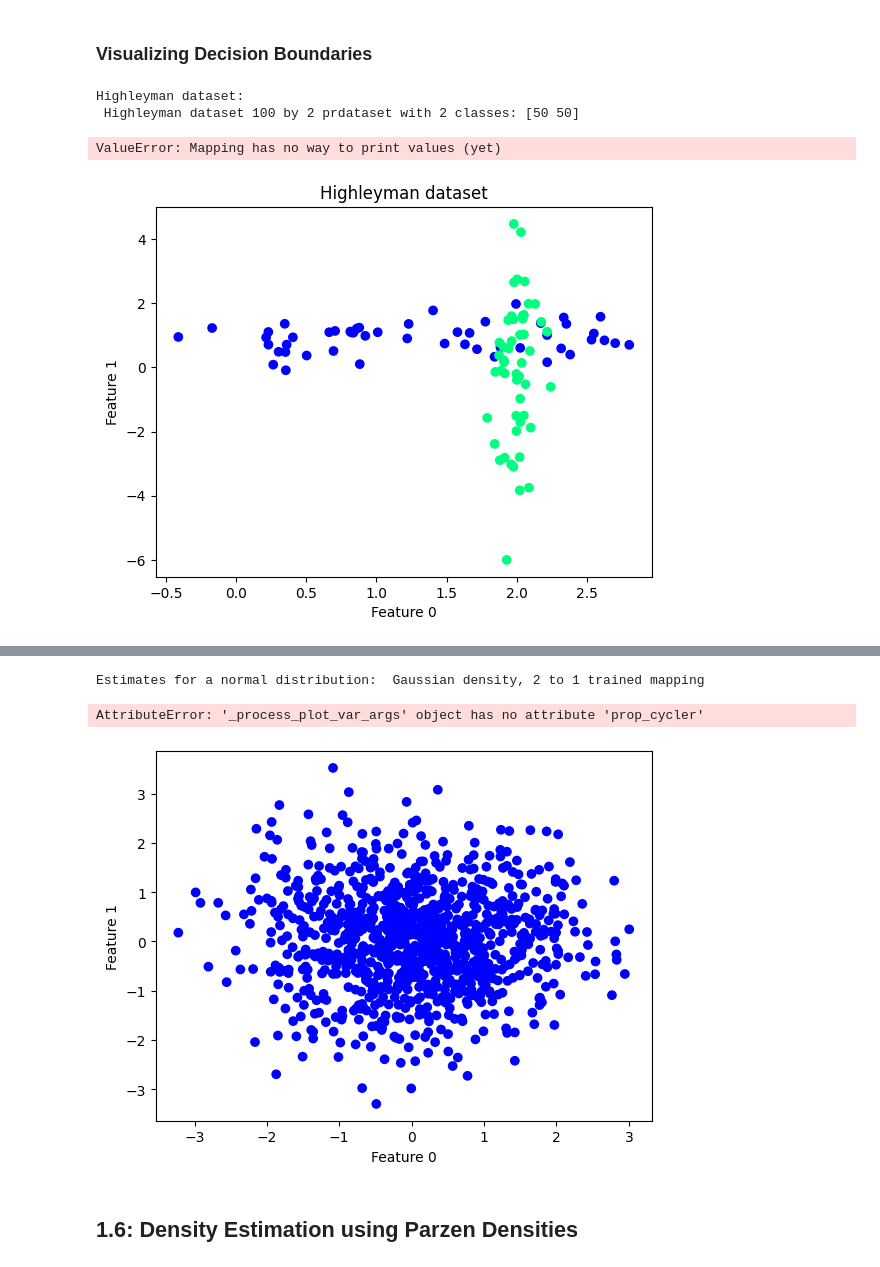
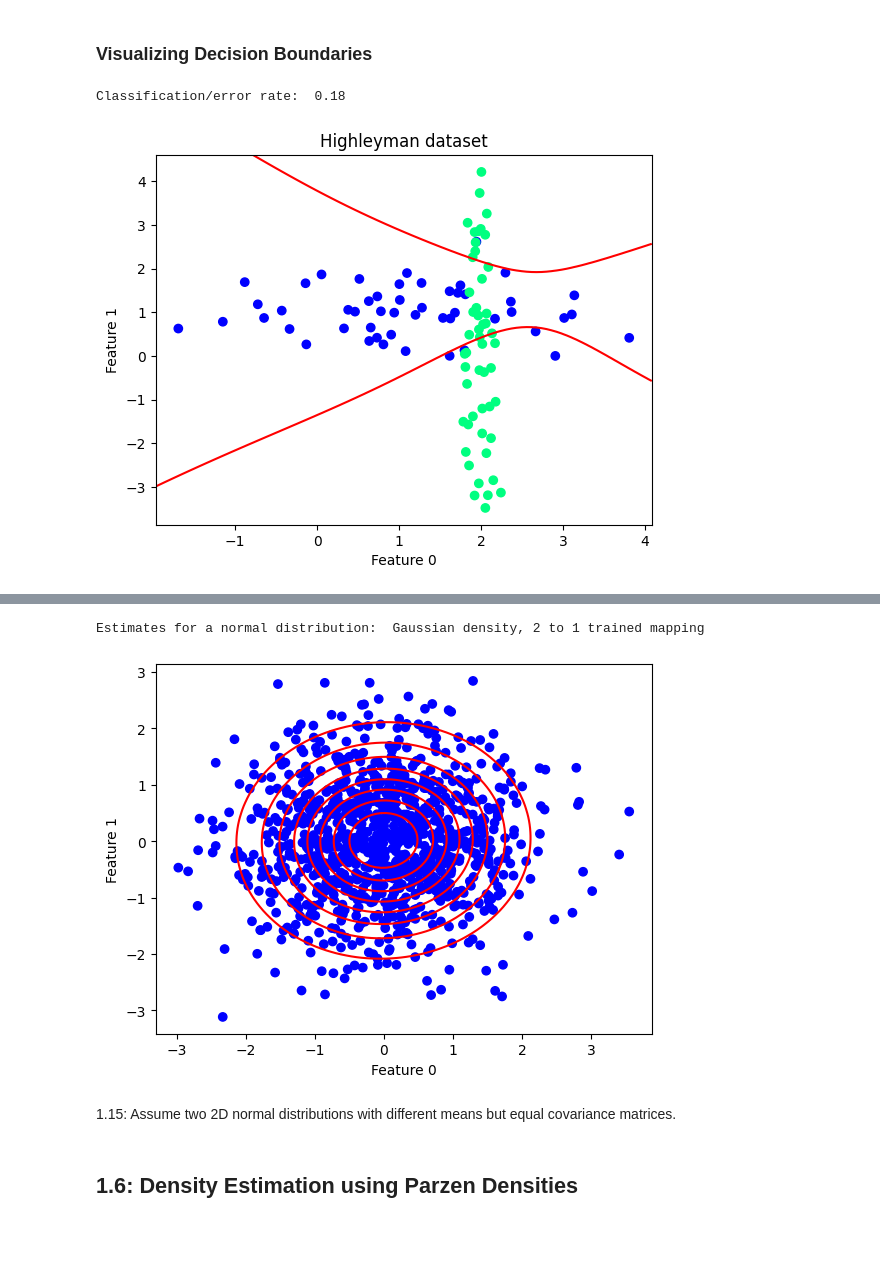
Before and after one commit to nadinekuo/MachineLearning1-Labs, a Jupyter notebook: 1-Basics-of-ML/1.1-decision-theory.ipynb, the cells around one changed output, grey strips where cells are left out. Drawn from its saved outputs; the diff is of its cells as text; code cells hidden in the pictures; blank space fills up the shorter version.

Commit message:
Fix errors with plotc and gaussm

```diff
--- a/1-Basics-of-ML/1.1-decision-theory.ipynb
+++ b/1-Basics-of-ML/1.1-decision-theory.ipynb
@@ -127,23 +127,17 @@ AttributeError: '_process_plot_var_args' object has no attribute 'prop_cycler'
 # %% [markdown]
 ### Visualizing Decision Boundaries
 # %%
-# Higleyman dataset
-highleyman = pr.gendath()
-print('Highleyman dataset: \n', highleyman)
-
-parzen = pr.parzenc(highleyman)
-pr.scatterd(highleyman)
-# pr.plotc(parzen)          # decision boundary of the classifier (not the true boundary)
+highley_data = pr.gendath()
+parzen = pr.parzenc(highley_data)
+pr.scatterd(highley_data)
+pr.plotc(parzen, levels=[0], colors='r', gridsize=100)    # decision boundary of the classifier (not the true boundary)
 
 # Get the classification rate using testc -> does it correspond to what we see in the plot?
-# TODO: is this the error rate??
-err = pr.testc(parzen)
-print('Classification rate: ', err)
+err = pr.testc(parzen.eval(highley_data))
+print('Classification/error rate: ', err)
 # %% [output]
-Highleyman dataset:
- Highleyman dataset 100 by 2 prdataset with 2 classes: [50 50]
+Classification/error rate:  0.18
-ValueError: Mapping has no way to print values (yet)
-[figure, old version]
+[figure, new version]
 # %% [markdown]
 ## 1.5: Classification with Normal Densities
 
@@ -154,20 +148,19 @@ ValueError: Mapping has no way to print values (yet)
 
 Figure 2.4 shows a negative correlation, whereas all others are zero.
 # %%
-# Generate 1000 random points from a 2D standard normal distribution using randn
+# 1.13: Generate 1000 random points from a 2D standard normal distribution using randn
 # Gives matrix of size 1000 x 2
 data = np.random.randn(1000, 2)
-
-# Turn into a prdataset
 data = pr.prdataset(data)
 pr.scatterd(data)
 
-# Determine estimates for a normal distribution based on the data, stored in mapping w
-w = pr.gaussm(data) # TODO: what is this mapping?
+# Determine estimates for a normal distribution based on the data, stores estimated params in mapping w
+# This mapping may be applied to new dataset
+w = pr.gaussm(data)
 print('Estimates for a normal distribution: ', w)
-# TODO: gives error??
-pr.plotm(w)
+pr.plotm(w, nrlevels=10, colors='r', gridsize=100)   # plot the estimates
 # %% [output]
 Estimates for a normal distribution:  Gaussian density, 2 to 1 trained mapping
-AttributeError: '_process_plot_var_args' object has no attribute 'prop_cycler'
-[figure, old version]
+[figure, new version]
+# %% [markdown]
+1.15: Assume two 2D normal distributions with different means but equal covariance matrices.
```
Also changed, not shown: parts of 3 cells of this notebook.
